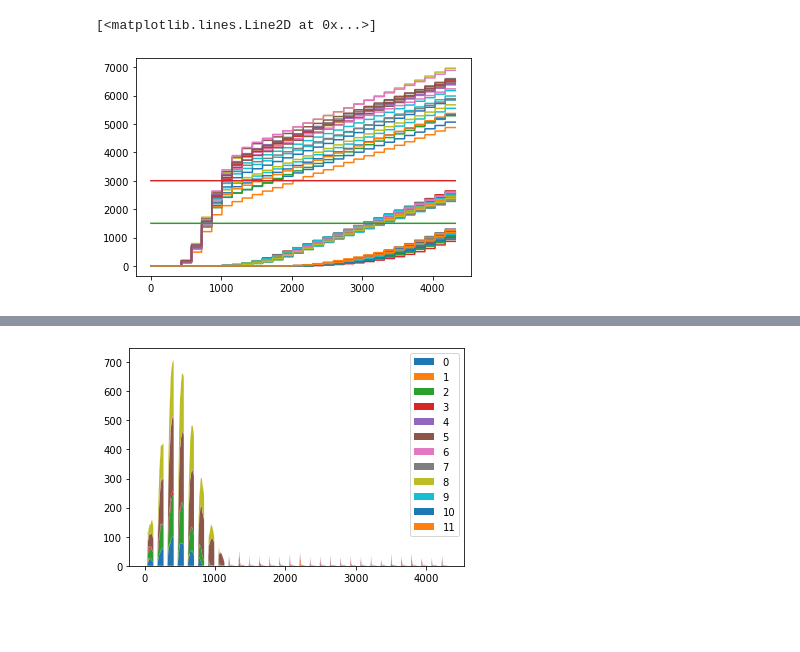
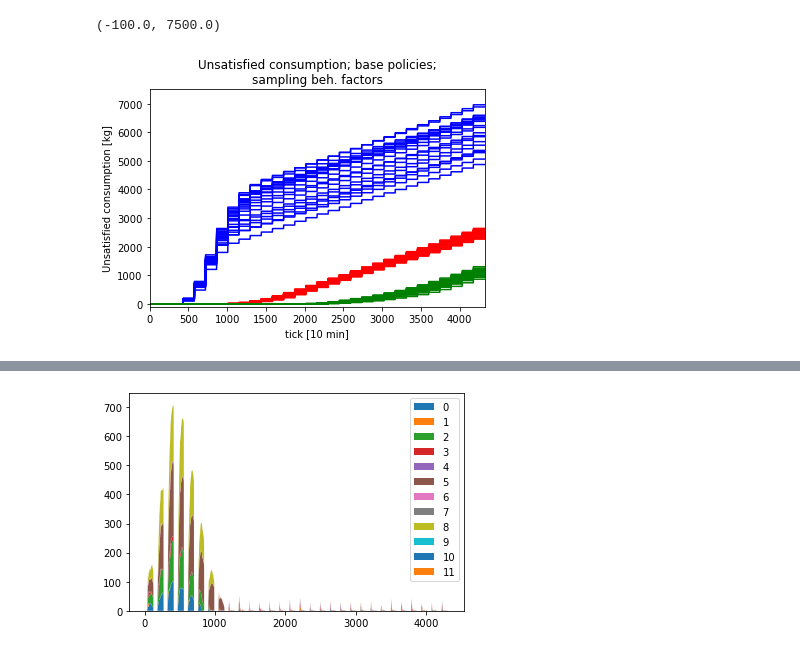
Before and after one commit to daanieo/FATM_ABM, a Jupyter notebook: results/sampling_base/Interpretation.ipynb, the cells around one changed output, grey strips where cells are left out. Saved outputs shown, nothing was run; the diff lists cells and outputs as text; code cells hidden in the pictures; blank space fills up the shorter version.

```diff
--- a/results/sampling_base/Interpretation.ipynb
+++ b/results/sampling_base/Interpretation.ipynb
@@ -6,26 +6,42 @@ import numpy as np
 data = pd.read_feather("sampling_base")
 input_vars = pd.read_csv("input_parameters.csv")
 # %%
-x = np.linspace(0,4319,4320)
+# dict to store relevant indices
 d = {}
 d[0] = list()
 d[1] = list()
 d[2] = list()
 
 for i in range(len(input_vars)):
     plotdata = data.o1[data.o0==i]
     if plotdata.iloc[4319] < 1500:
         d[2].append(i)
     else:
         if plotdata.iloc[4319] < 3000:
             d[1].append(i)
         else:
             d[0].append(i)
 
-    plt.plot( x, data.o1[data.o0==i] )
+# x vector to plot
+x = np.linspace(0,4319,4320)
 
-plt.plot(x,np.ones(4320)*1500)
-plt.plot(x,np.ones(4320)*3000)
+# plot batch per color
+for i in d:
+    for j in d[i]:
+        if i == 0:
+            plt.plot( x, data.o1[data.o0==j],color='blue' )
+#             plt.legend(["lala"]);
+        if i == 1:
+            plt.plot( x, data.o1[data.o0==j],color='red' )
+        if i == 2:
+            plt.plot( x, data.o1[data.o0==j],color='green' )
+
+# graph layout
+plt.title("Unsatisfied consumption; base policies;\nsampling beh. factors");
+plt.ylabel("Unsatisfied consumption [kg]");
+plt.xlabel("tick [10 min]");
+plt.xlim([0,4320]);
+plt.ylim([-100,7500]);
 # %% [output]
-[<matplotlib.lines.Line2D at 0x...>]
+(-100.0, 7500.0)
-[figure, old version]
+[figure, new version]
```
Also changed, not shown: parts of 6 cells of this notebook, 1 other file.
